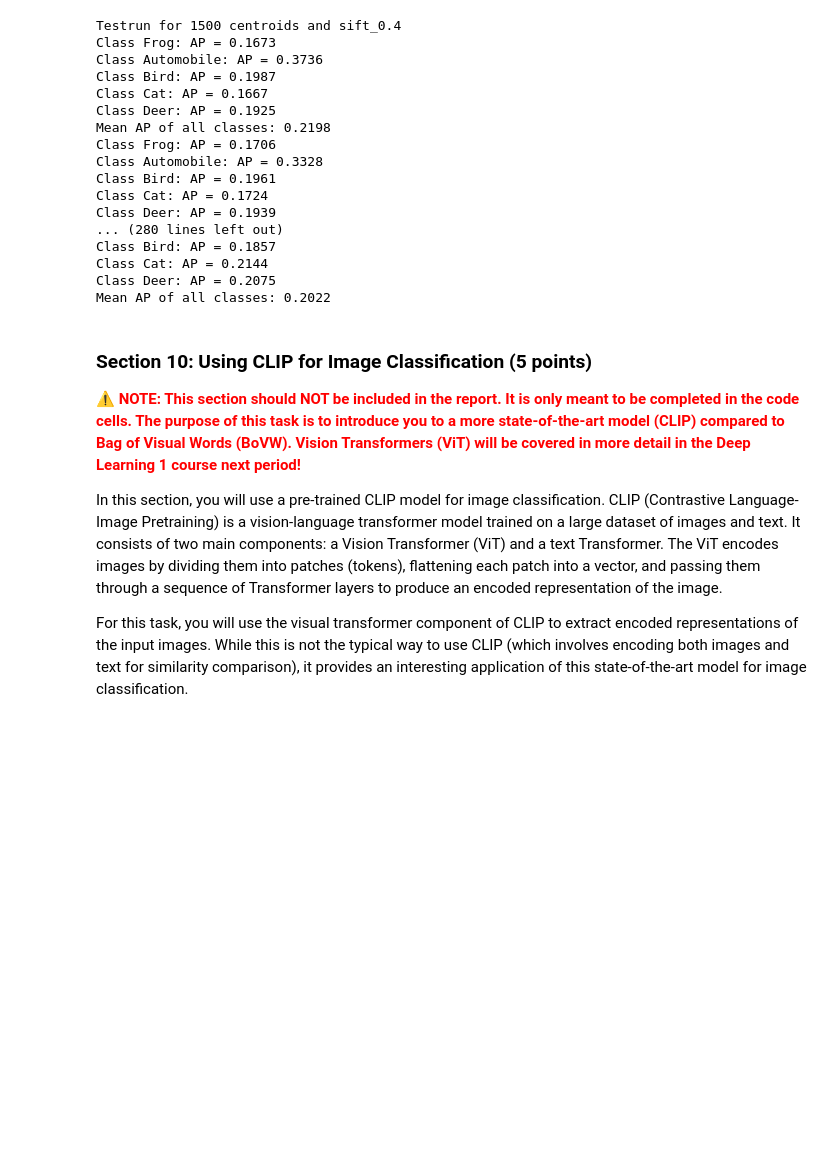
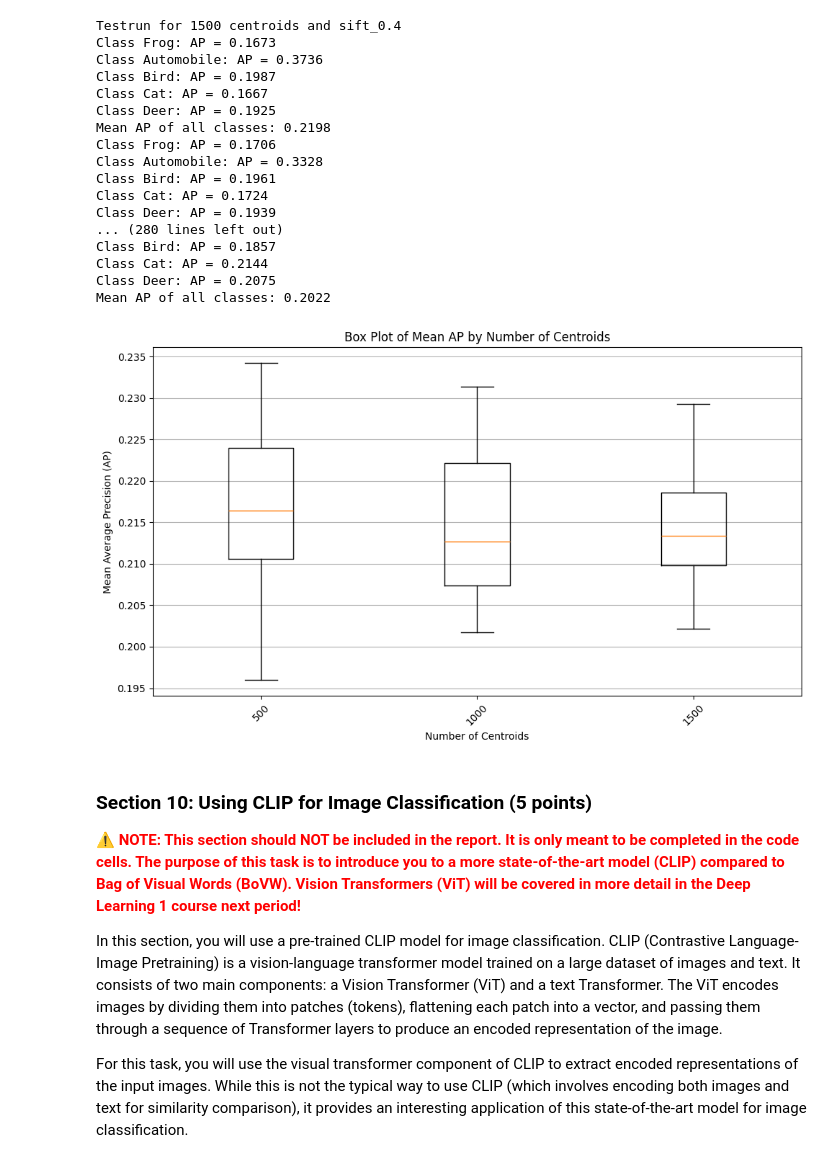
Before and after one commit to matthias-hagenauer/cv1_labs, a Jupyter notebook: cv1-lab-final-1/cv1-final-lab-part-1.ipynb, the cells around one changed output. Drawn from its saved outputs; the diff is of its cells as text; code cells hidden in the pictures; blank space fills up the shorter version.

```diff
--- a/cv1-lab-final-1/cv1-final-lab-part-1.ipynb
+++ b/cv1-lab-final-1/cv1-final-lab-part-1.ipynb
@@ -1115,6 +1119,35 @@ Class Bird: AP = 0.1857
 Class Cat: AP = 0.2144
 Class Deer: AP = 0.2075
 Mean AP of all classes: 0.2022
+# %%
+import pandas as pd
+
+df_500 = pd.read_pickle('parsed_data_500.pkl')
+df_500["Number_Centroids"] = 500
+
+df_1500 = pd.read_pickle('parsed_data_1500.pkl')
+df_1500["Number_Centroids"] = 1500
+
+df_1000 = pd.read_pickle('parsed_data_1000.pkl')
+df_1000["Number_Centroids"] = 1000
+
+df = pd.concat([df_500, df_1000, df_1500], ignore_index=True)
+# %%
+# Grouping the DataFrame by Number_Centroids
+grouped = df.groupby('Number_Centroids')['Mean_AP'].apply(list)
+
+# Creating box plots
+plt.figure(figsize=(10, 6))
+plt.boxplot(grouped, labels=grouped.index)
+plt.title("Box Plot of Mean AP by Number of Centroids")
+plt.xlabel("Number of Centroids")
+plt.ylabel("Mean Average Precision (AP)")
+plt.grid(axis='y')
+plt.xticks(rotation=45)
+plt.tight_layout()
+plt.show()
+# %% [output]
+[figure, added]
 # %% [markdown]
 <a id="section-10"></a>
 ### **Section 10: Using CLIP for Image Classification (5 points)**
```
Also changed, not shown: parts of 3 cells of this notebook, 7 other files.
